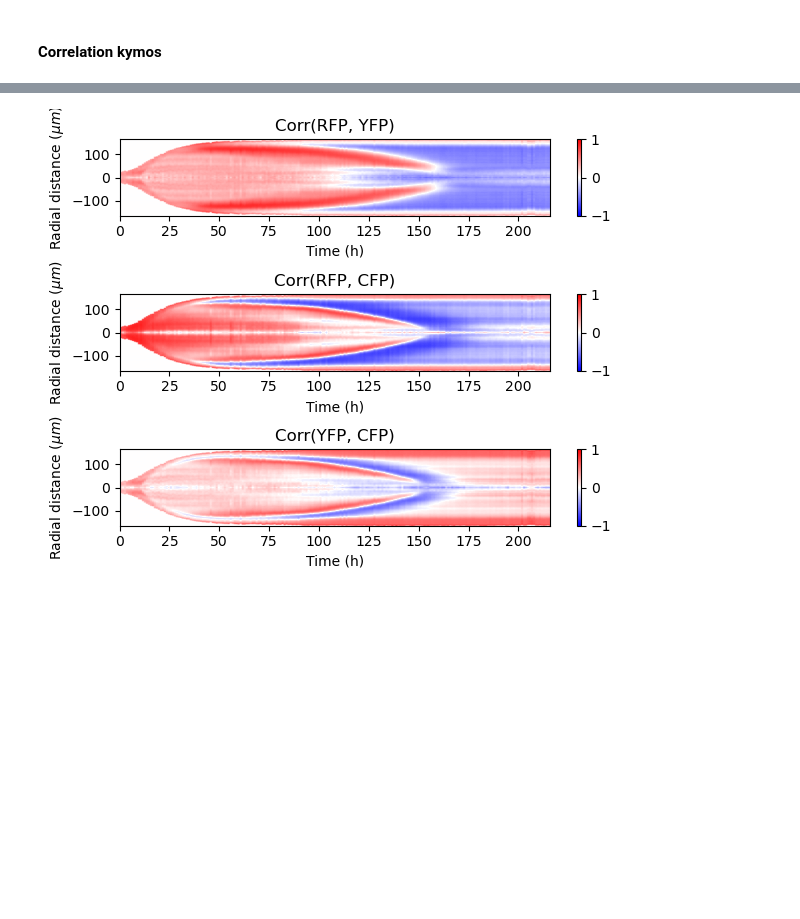
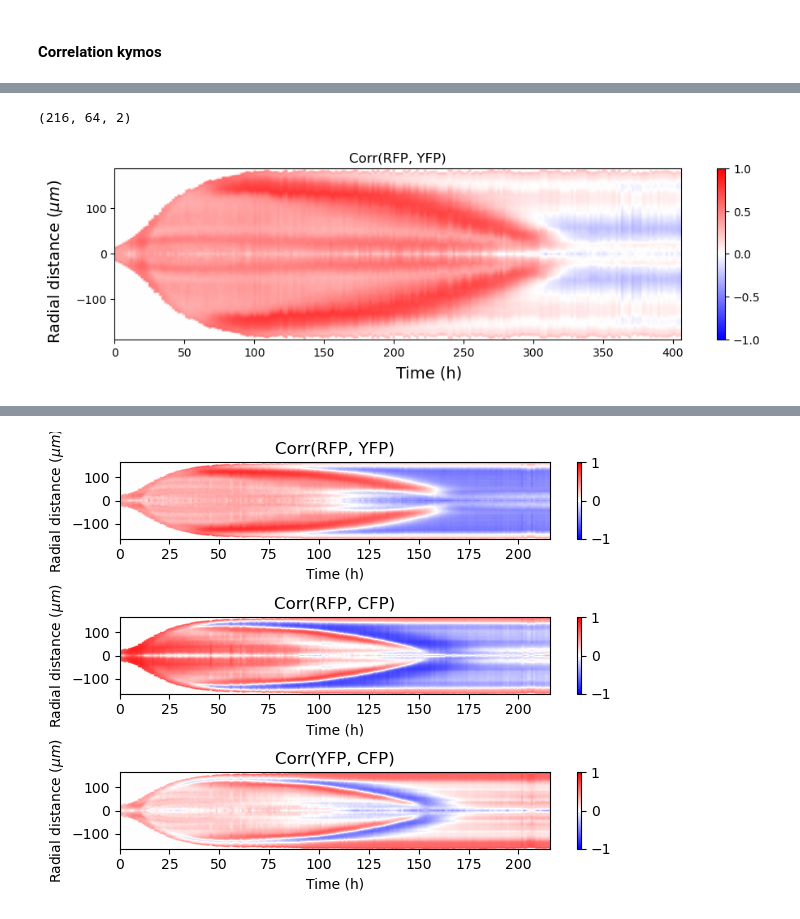
Before and after one commit to RudgeLab/popdyn, a Jupyter notebook: Notebooks/Chapter 3 - Correlation.ipynb, the cells around one changed output, grey strips where cells are left out. Drawn from its saved outputs; the diff is of its cells as text; code cells hidden in the pictures; blank space fills up the shorter version.

```diff
--- a/Notebooks/Chapter 3 - Correlation.ipynb
+++ b/Notebooks/Chapter 3 - Correlation.ipynb
@@ -30,23 +30,23 @@ path_ext = '/media/c1046372/Expansion/Thesis GY/3. Analyzed files'
 #path_ext = '/media/guillermo/Expansion/Thesis GY/3. Analyzed files'
 #/Ti scope/2023_11_28/2023_11_28_10x_1.0x_pAAA_Ti_Pos6.ome.tif
 # %%
-scope_name = 'Tweez scope'
-#scope_name = 'Ti scope'
+#scope_name = 'Tweez scope'
+scope_name = 'Ti scope'
 path_scope = os.path.join(path_ext, scope_name)
-exp_date = '2023_12_04'
-df_date = '2023-12-04'
+exp_date = '2023_12_08'
 path = os.path.join(path_scope, exp_date)
 folder_masks = 'contour_masks'
 folder_results = 'results'
 folder_fluo = 'fluo'
 folder_graphs = 'graphs'
 folder_velocity = 'velocity_data'
-pos = 14
 vectors = ['pAAA', 'pLPT20&41', 'pLPT107&41', 'pLPT119&41']
 channels = {'pAAA': {'rfp':0,'yfp':1,'cfp':2,'phase':3},
             'pLPT20&41': {'yfp':0,'cfp':1,'phase':2},
             'pLPT119&41': {'yfp':0,'cfp':1,'phase':2},
             'pLPT107&41': {'rfp':0,'yfp':1,'cfp':2,'phase':3}}
 scopes = {'Tweez scope': 'TiTweez', 'Ti scope': 'Ti'}
-vector = 'pLPT107&41'
+dnas = {'pLPT20&pLPT41': 'pLPT20&41', 'pLPT119&pLPT41': 'pLPT119&41', 'pAAA': 'pAAA', 'pLPT107&pLPT41': 'pLPT107&41'}
+vector = 'pLPT107&pLPT41'
+pos = 0
 # %%
@@ -58,4 +64,4 @@ fluo_chns = 3
 # %%
-fname = f'{exp_date}_10x_1.0x_{vector}_{scopes[scope_name]}_Pos{pos}.ome.tif'
+fname = f'{exp_date}_10x_1.0x_{dnas[vector]}_{scopes[scope_name]}_Pos{pos}.ome.tif'
 fname
 # %% [output]
@@ -131,0 +299,36 @@ mean_map[np.isnan(mean)] = np.nan
+# %%
+#single
+corr_map = np.load('/media/c1046372/Expansion/Thesis GY/3. Analyzed files/Ti scope/2023_11_15/results/pos0/corr_map.npy')
+# triple
+#corr_map = np.load('/media/c1046372/Expansion/Thesis GY/3. Analyzed files/Tweez scope/2023_12_04/results/pos0/corr_map.npy')
+# %%
+corr_map.shape
+# %% [output]
+(216, 64, 2)
+# %%
+t0=0
+plt.figure(figsize=(10, 3))
+ax1 = plt.subplot(1, 1, 1)
+plt.imshow(np.hstack([corr_map[t0:, ::-1, 0], corr_map[t0:, :, 0]]).transpose(),
+           extent=[0, nt, -edt.max(), edt.max()],
+           aspect='auto',
+           cmap='bwr',
+           vmin=-1,
+           vmax=1)
+#plt.plot(np.arange(nt), radius, 'w')
+#plt.plot(np.arange(nt), -radius, 'w')
+plt.title('Corr(RFP, YFP)')
+plt.colorbar()
+
+#ax1.set_xticks(indices)
+#ax1.set_xticklabels(selected_time_strings)
+
+# Add shared x and y labels
+plt.gcf().text(0.5, 0.04, 'Time (h)', ha='center', va='center', fontsize=14)
+plt.gcf().text(0.04, 0.5, r'Radial distance $(\mu m)$', ha='center', va='center', rotation='vertical', fontsize=14)
+
+plt.tight_layout(rect=[0.05, 0.05, 1, 1])  # Adjust layout to make room for the shared labels
+plt.savefig('kymotest.png')
+plt.show()
+# %% [output]
+[figure, added]
```
Also changed, not shown: parts of 17 cells of this notebook, 6 other files.
